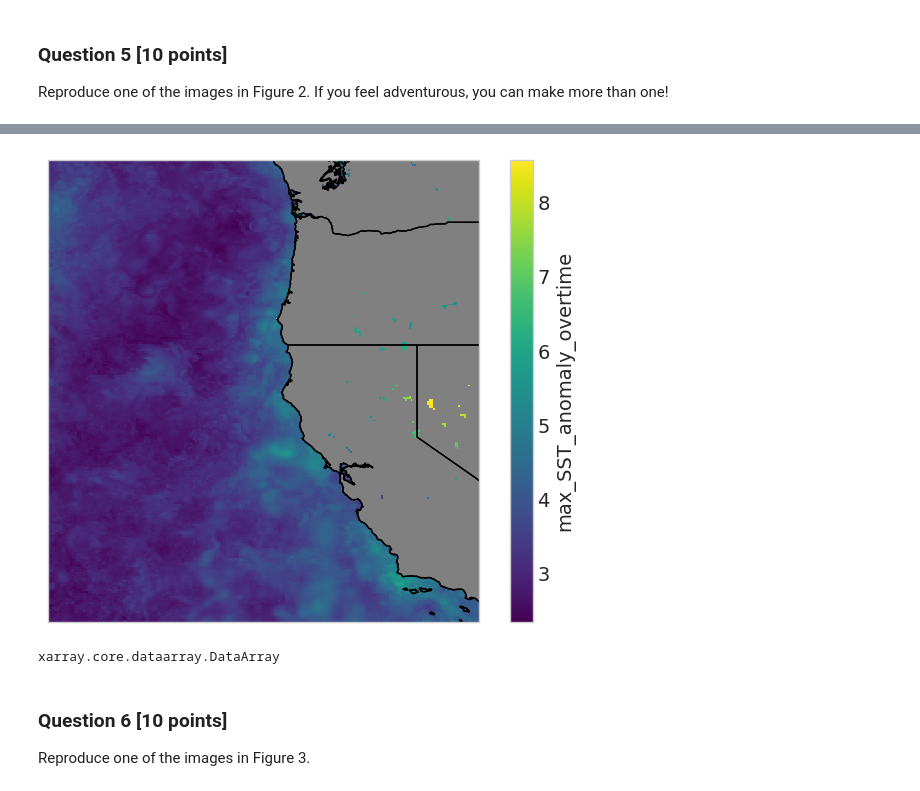
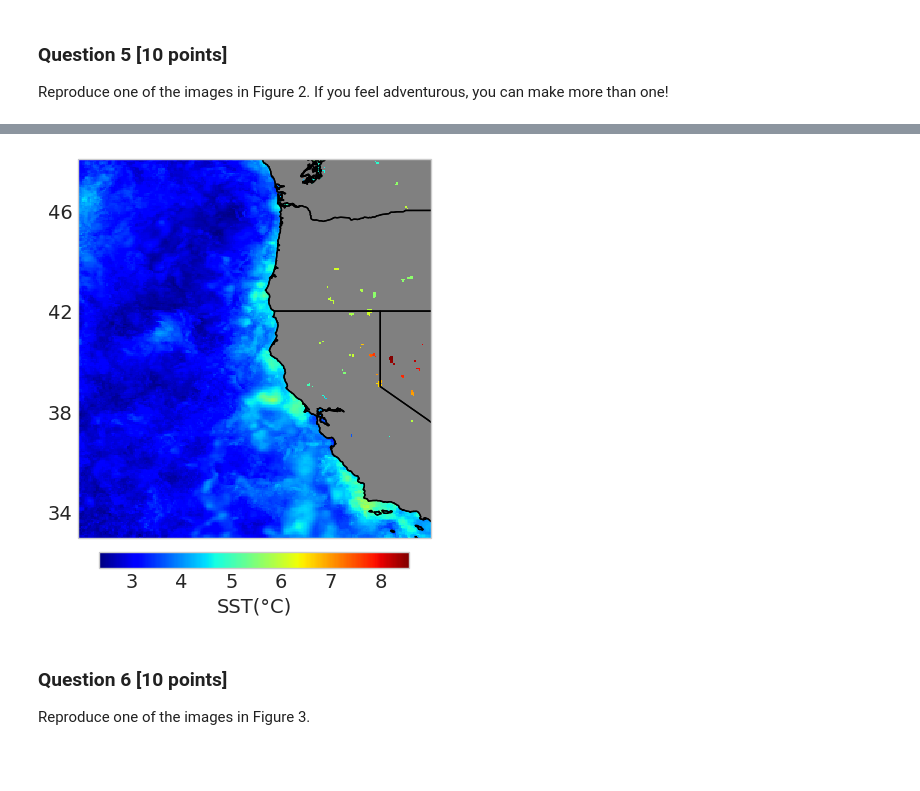
Before and after one commit to UCB-stat-159-s23/hw03-Group12, a Jupyter notebook: hw03-climate.ipynb, the cells around one changed output, grey strips where cells are left out. Saved outputs shown, nothing was run; the diff lists cells and outputs as text; code cells hidden in the pictures; blank space fills up the shorter version.

Commit message:
changed x, y labels

```diff
--- a/hw03-climate.ipynb
+++ b/hw03-climate.ipynb
@@ -311,38 +280,48 @@ array([[[290.19183, 290.17523, 290.15753, ..., 288.53534, 288.54474,
 # %%
+# Calculate the anomalies
 max_SST_anomaly = max_temp['analysed_sst'] - avg_temp['analysed_sst']
 max_temp['max_SST_anomaly'] = max_SST_anomaly
 
-# find the max SST over dayofyear
+# find the max SST over dayofyear and store it as a new variable
 max_temp['max_SST_anomaly_overtime'] = max_temp['max_SST_anomaly'].max(dim='dayofyear')
 
 #max_temp['max_SST_anomaly_overtime'].plot(x='lon', y='lat')
 
+## Plot on a map
+ax = plt.subplot(projection=crs)
+q5_map = max_temp['max_SST_anomaly_overtime'].plot(cmap='jet', x='lon', y='lat', ax=ax,
+                                                   transform=crs, add_colorbar=False)
 
-# Plot on a map
-ax = plt.subplot(projection=crs)
-max_temp['max_SST_anomaly_overtime'].plot(x='lon', y='lat', ax=ax, transform=crs)
+# plot the U.S. land
 ax.coastlines("10m", color="k")
 ax.add_feature(cfeature.LAND, color="grey")
 ax.add_feature(cfeature.STATES.with_scale("10m"))
+ax.set_yticks(range(34, 47, 4))
+ax.set_ylabel('')
+#ax.set_xticks(range(-120, -140, 8))
+
+# add colorbar
+cbar = plt.colorbar(q5_map, location='bottom', shrink=0.5, pad=0.03)
+
+cbar.set_label('SST(°C)')
+cbar.set_ticks([3, 4, 5, 6, 7, 8])
 plt.show()
 # %% [output]
-[figure, old version]
+[figure, new version]
 # %%
-# Figure 2a
+# # Figure 2a
 
-# slice the years from 2002-2016, and find the maximum temp for each date
-ds_sliced = ds.sel(time = slice("2002", "2016-07"))
-ds_sliced.groupby(ds_sliced.time.dt.day).max()
+# # slice the years from 2002-2016, and find the maximum temp for each date
+# ds_sliced = ds.sel(time = slice("2002", "2016-07"))
+# ds_sliced.groupby(ds_sliced.time.dt.day).max()
 
 
-# mean SST from 2002-2012 climatology
-ds_02_12 = ds.sel(time = slice("2002", "2012"))
-# ds_02_12['analysed_sst'].mean()
-#ds_sliced.groupby(ds_sliced.time.dt.month).max()
-sst_anomaly = ds_sliced['analysed_sst'] - ds_02_12['analysed_sst'].mean()
-type(sst_anomaly)
+# # mean SST from 2002-2012 climatology
+# ds_02_12 = ds.sel(time = slice("2002", "2012"))
+# # ds_02_12['analysed_sst'].mean()
+# #ds_sliced.groupby(ds_sliced.time.dt.month).max()
+# sst_anomaly = ds_sliced['analysed_sst'] - ds_02_12['analysed_sst'].mean()
+# type(sst_anomaly)
-# %% [output]
-xarray.core.dataarray.DataArray
 # %% [markdown]
 ### Question 6 [10 points]
 
```
Also changed, not shown: parts of 3 cells of this notebook.
